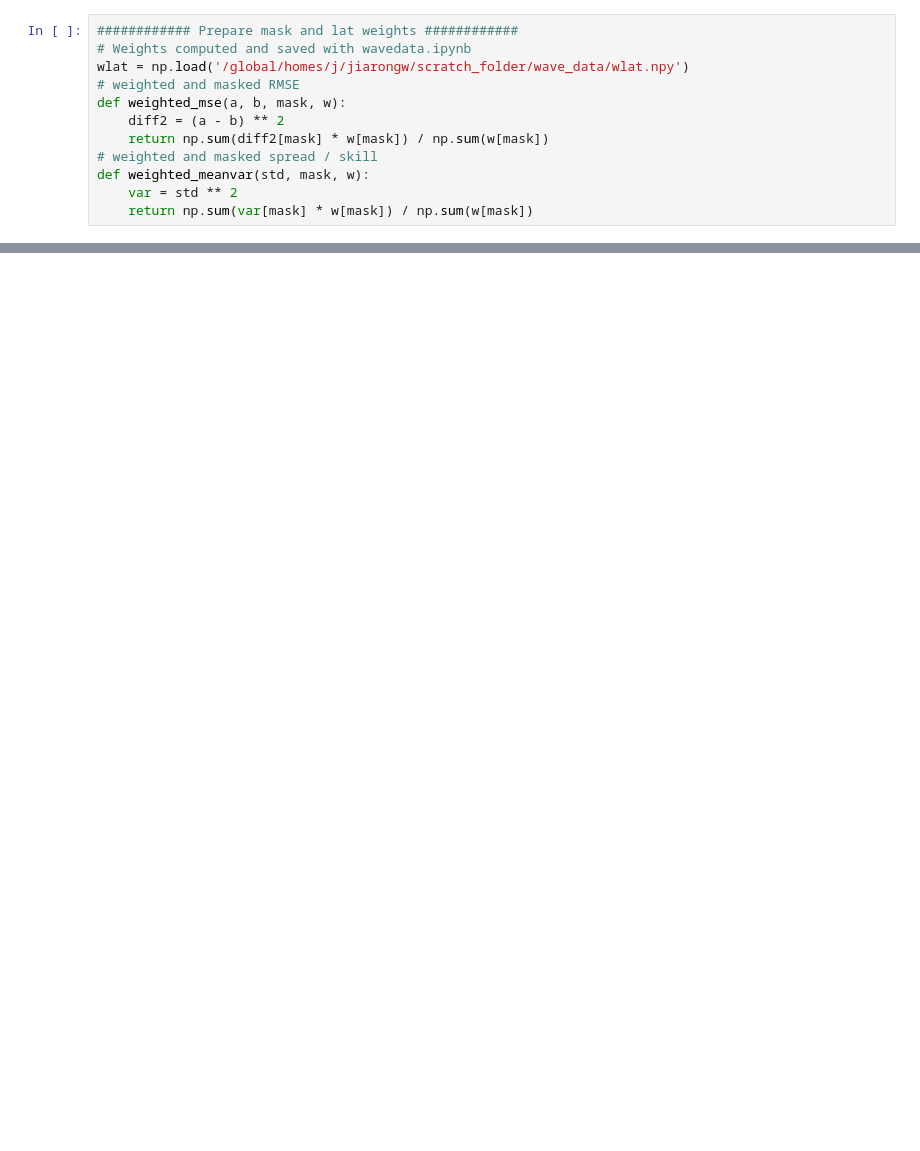
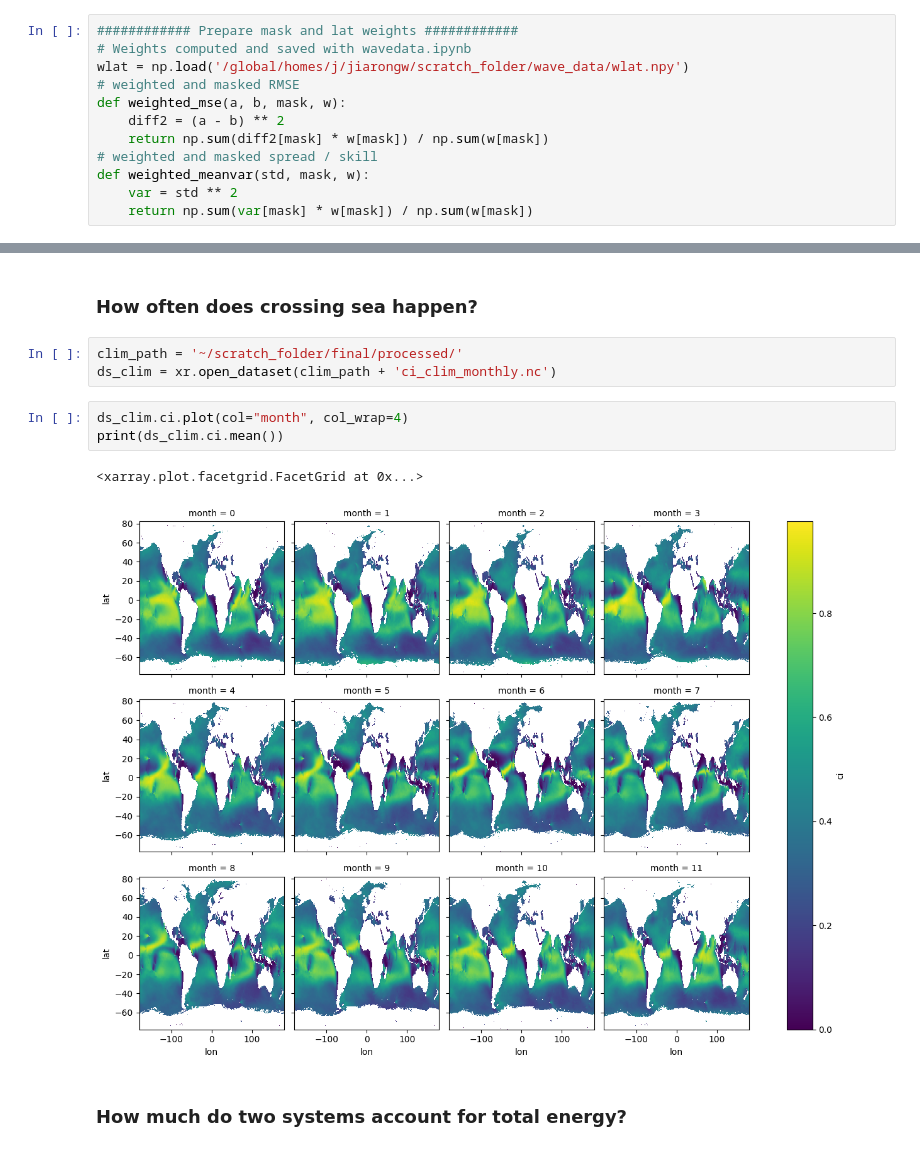
Before and after one commit to jiarong-wu/wavediffusion, a Jupyter notebook: analysis/paper_figure/stats.ipynb, the cells around one changed output, grey strips where cells are left out. Drawn from its saved outputs; the diff is of its cells as text; blank space fills up the shorter version.

```diff
--- a/analysis/paper_figure/stats.ipynb
+++ b/analysis/paper_figure/stats.ipynb
@@ -94,0 +235,13 @@ ci ssr: 0.7978
+# %% [markdown]
+### How often does crossing sea happen?
+# %%
+clim_path = '~/scratch_folder/final/processed/'
+ds_clim = xr.open_dataset(clim_path + 'ci_clim_monthly.nc')
+# %%
+ds_clim.ci.plot(col="month", col_wrap=4)
+print(ds_clim.ci.mean())
+# %% [output]
+<xarray.plot.facetgrid.FacetGrid at 0x...>
+[figure, added]
+# %% [markdown]
+### How much do two systems account for total energy?
```
Also changed, not shown: parts of 13 cells of this notebook, 43 other files.
